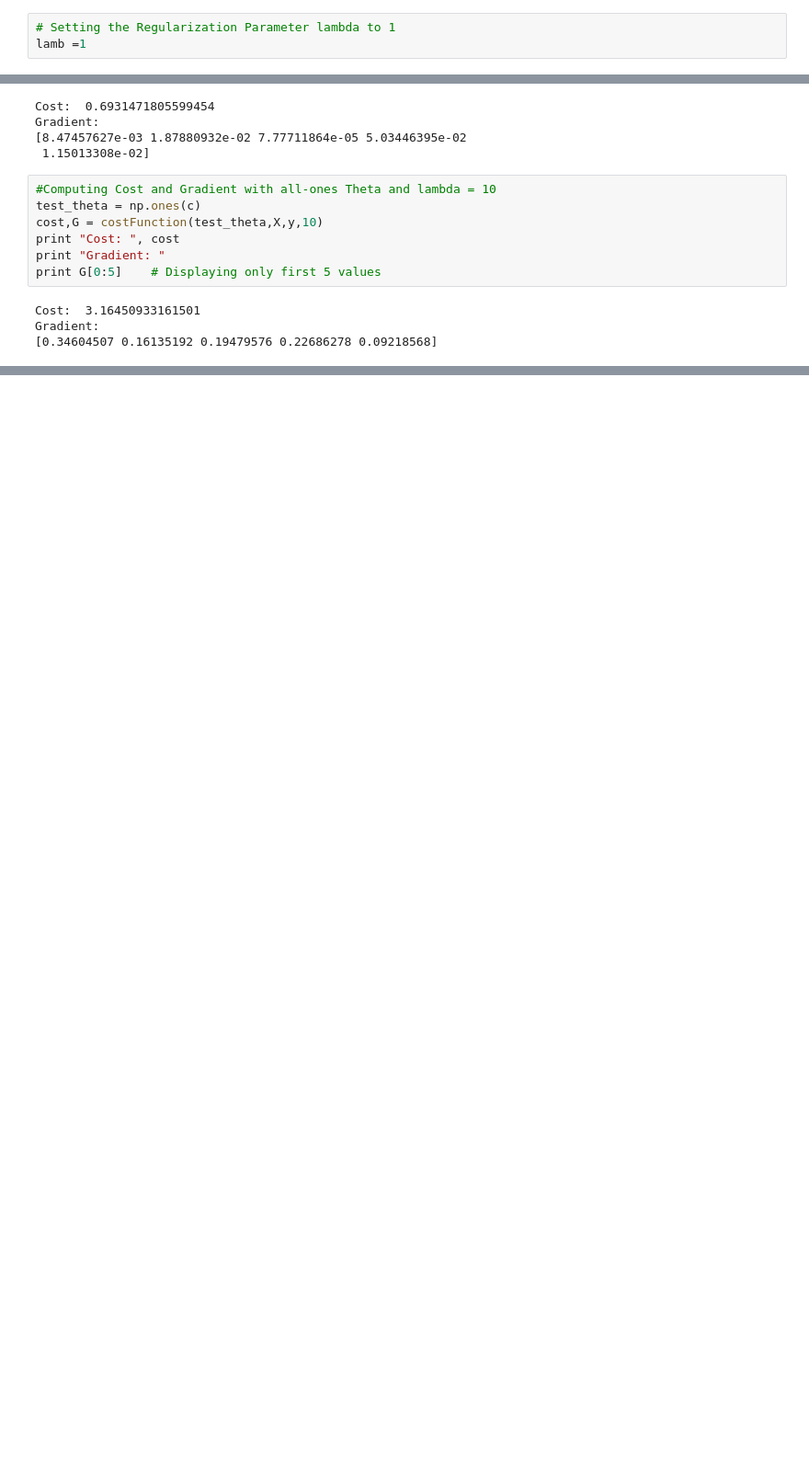
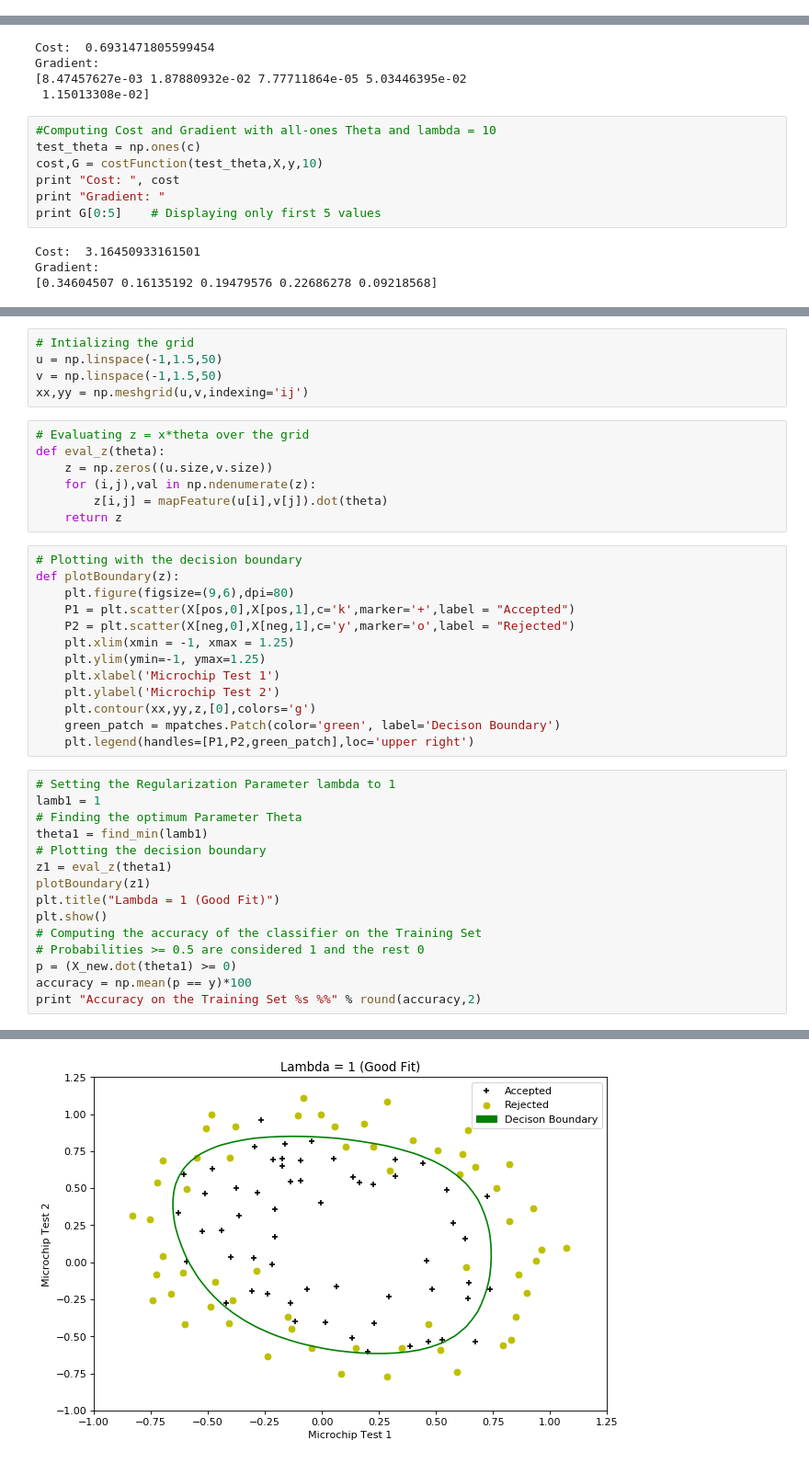
Before and after one commit to azfarkhoja305/coursera-ML-in-python, a Jupyter notebook: Logistic Regression/Logistic Regression using Polynomial Features with Regularization.ipynb, the cells around one changed output, grey strips where cells are left out. Shown at 92% size. Saved outputs shown, nothing was run; the diff lists cells and outputs as text; blank space fills up the shorter version.

```diff
--- a/Logistic Regression/Logistic Regression using Polynomial Features with Regularization.ipynb
+++ b/Logistic Regression/Logistic Regression using Polynomial Features with Regularization.ipynb
@@ -58,8 +57,5 @@ Theta.shape
 # %% [output]
 (28,)
-# %%
-# Setting the Regularization Parameter lambda to 1
-lamb =1
 # %%
 # Cost Function and Gradient for Regularized Logistic Regression
 # Note : We do not regularize Theta[0] (bias term)
@@ -117,0 +99,41 @@ array([[ 1.27274087],
+# %%
+# Intializing the grid
+u = np.linspace(-1,1.5,50)
+v = np.linspace(-1,1.5,50)
+xx,yy = np.meshgrid(u,v,indexing='ij')
+# %%
+# Evaluating z = x*theta over the grid
+def eval_z(theta):
+    z = np.zeros((u.size,v.size))
+    for (i,j),val in np.ndenumerate(z):
+        z[i,j] = mapFeature(u[i],v[j]).dot(theta)
+    return z
+# %%
+# Plotting with the decision boundary
+def plotBoundary(z):
+    plt.figure(figsize=(9,6),dpi=80)
+    P1 = plt.scatter(X[pos,0],X[pos,1],c='k',marker='+',label = "Accepted")
+    P2 = plt.scatter(X[neg,0],X[neg,1],c='y',marker='o',label = "Rejected")
+    plt.xlim(xmin = -1, xmax = 1.25)
+    plt.ylim(ymin=-1, ymax=1.25)
+    plt.xlabel('Microchip Test 1')
+    plt.ylabel('Microchip Test 2')
+    plt.contour(xx,yy,z,[0],colors='g')
+    green_patch = mpatches.Patch(color='green', label='Decison Boundary')
+    plt.legend(handles=[P1,P2,green_patch],loc='upper right')
+# %%
+# Setting the Regularization Parameter lambda to 1
+lamb1 = 1
+# Finding the optimum Parameter Theta
+theta1 = find_min(lamb1)
+# Plotting the decision boundary
+z1 = eval_z(theta1)
+plotBoundary(z1)
+plt.title("Lambda = 1 (Good Fit)")
+plt.show()
+# Computing the accuracy of the classifier on the Training Set
+# Probabilities >= 0.5 are considered 1 and the rest 0
+p = (X_new.dot(theta1) >= 0)
+accuracy = np.mean(p == y)*100
+print "Accuracy on the Training Set %s %%" % round(accuracy,2)
+# %% [output]
@@ -117,0 +145 @@ array([[ 1.27274087],
+[figure, added]
```
Also changed, not shown: parts of 17 cells of this notebook, 1 other file.
